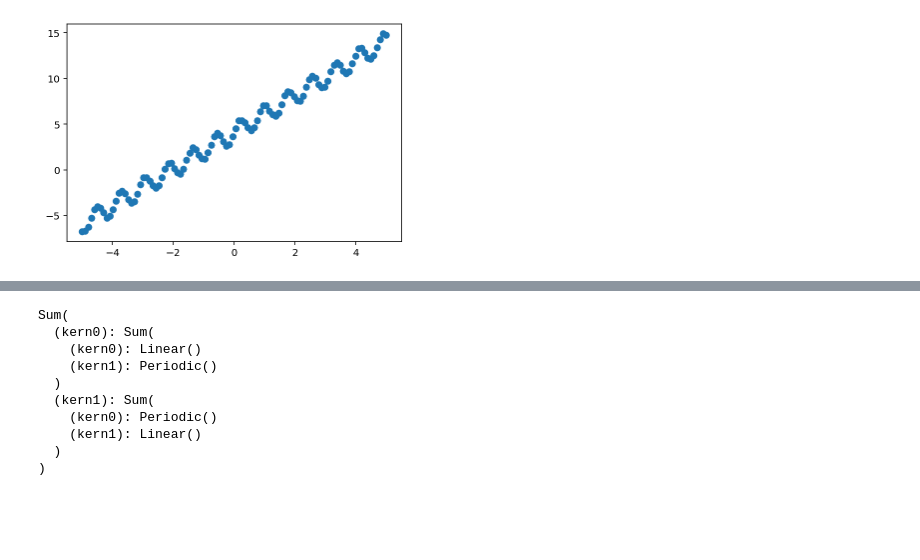
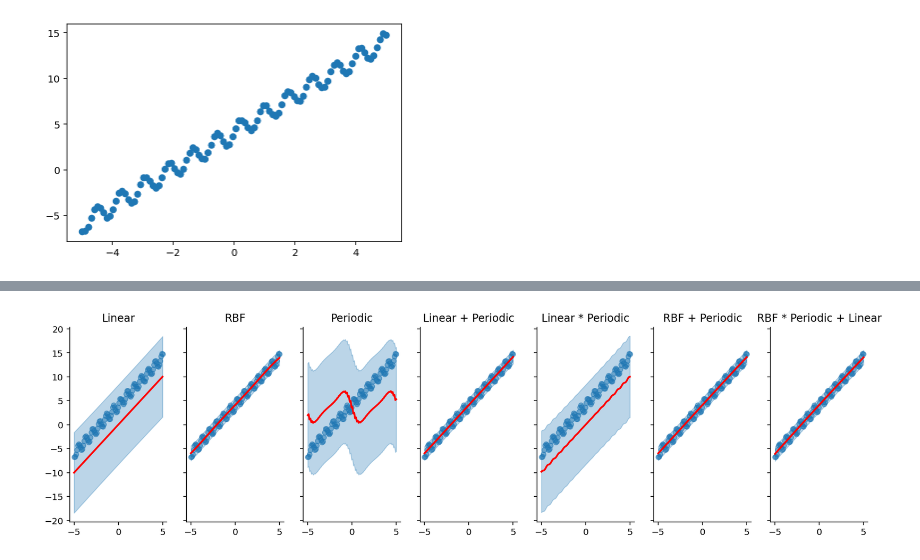
Before and after one commit to nipunbatra/pyro-test, a Jupyter notebook: kernel-combinations.ipynb, the cells around one changed output, grey strips where cells are left out. Saved outputs shown, nothing was run; the diff lists cells and outputs as text; code cells hidden in the pictures; blank space fills up the shorter version.

```diff
--- a/kernel-combinations.ipynb
+++ b/kernel-combinations.ipynb
@@ -237,13 +235,30 @@ with torch.no_grad():
-# %%
-k
-# %% [output]
-Sum(
-  (kern0): Sum(
-    (kern0): Linear()
-    (kern1): Periodic()
-  )
-  (kern1): Sum(
-    (kern0): Periodic()
-    (kern1): Linear()
-  )
-)
+# %%
+pyro.clear_param_store()
+linear = gp.kernels.Linear(input_dim=1, )
+linear2 = gp.kernels.Linear(input_dim=1, )
+
+
+periodic  = gp.kernels.Periodic(input_dim=1, period=torch.tensor(0.01), lengthscale=torch.tensor(0.2))
+rbf = gp.kernels.RBF(input_dim=1, lengthscale=torch.tensor(0.5), variance=torch.tensor(0.5))
+
+fig, ax = plt.subplots(ncols=7, figsize=(16, 4), sharey=True)
+fit_plot_kernel(linear, ax=ax[0], title='Linear')
+fit_plot_kernel(rbf, ax=ax[1], title='RBF')
+fit_plot_kernel(periodic, ax=ax[2], title='Periodic')
+fit_plot_kernel(gp.kernels.Sum(periodic, linear), ax=ax[3], title='Linear + Periodic')
+fit_plot_kernel(gp.kernels.Product(periodic, linear), ax=ax[4], title='Linear * Periodic')
+fit_plot_kernel(gp.kernels.Sum(periodic, rbf), ax=ax[5], title='RBF + Periodic')
+periodic  = gp.kernels.Periodic(input_dim=1, period=torch.tensor(0.01), lengthscale=torch.tensor(0.2))
+rbf = gp.kernels.RBF(input_dim=1, lengthscale=torch.tensor(0.5), variance=torch.tensor(0.5))
+linear = gp.kernels.Linear(input_dim=1, )
+
+
+
+
+fit_plot_kernel(gp.kernels.Sum(linear, gp.kernels.Product(periodic, rbf)), ax=ax[6], title='RBF * Periodic + Linear')
+
+
+
+sns.despine()
+# %% [output]
+[figure, added]
```
Also changed, not shown: parts of 8 cells of this notebook, 1 other file.
